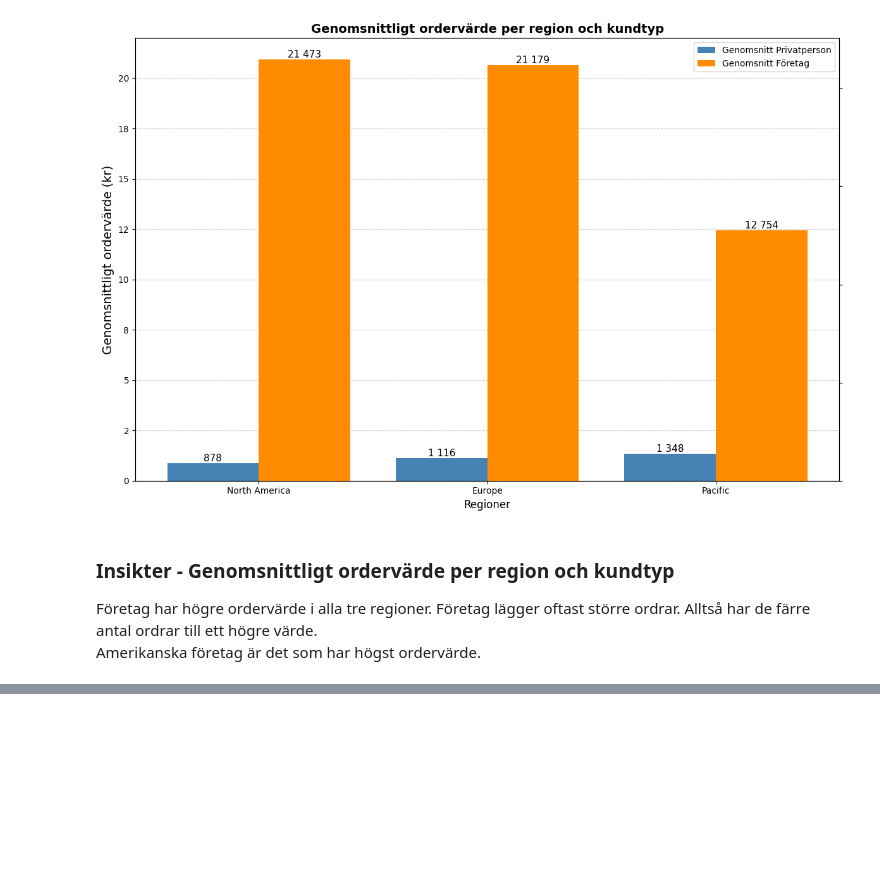
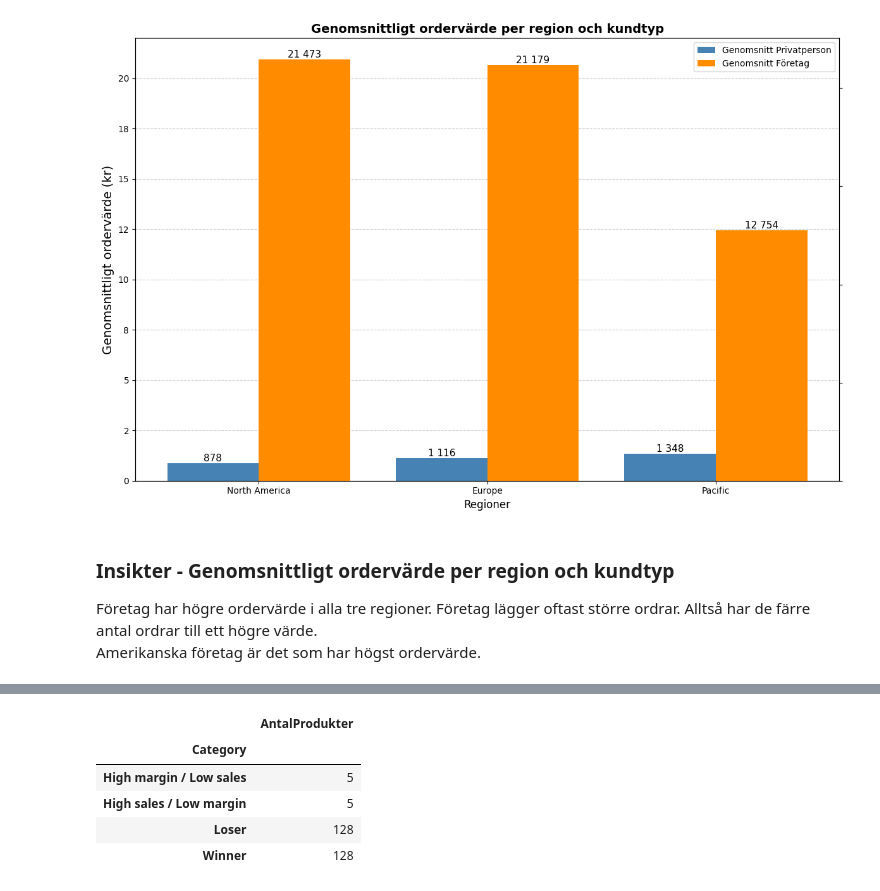
Before and after one commit to Jack-JackAttack/AdventureWorks, a Jupyter notebook: analys.ipynb, the cells around one changed output, grey strips where cells are left out. Drawn from its saved outputs; the diff is of its cells as text; code cells hidden in the pictures; blank space fills up the shorter version.

```diff
--- a/analys.ipynb
+++ b/analys.ipynb
@@ -468,0 +484,50 @@ pivot_products.head(10)
+# %%
+query_matris = '''
+SELECT
+    pp.ProductID,
+    pp.Name,
+    SUM(ssod.LineTotal) AS 'TotalFörsäljning',
+    SUM((pp.ListPrice - pp.StandardCost) * ssod.OrderQty) AS 'TotalMarginal'
+FROM Sales.SalesOrderDetail ssod
+JOIN Production.Product pp ON ssod.ProductID = pp.ProductID
+GROUP BY
+    pp.ProductID,
+    pp.Name
+'''
+
+df_matris = query_df(query_matris)
+
+# Gränserna som mittenvärde
+sales_median = df_matris["TotalFörsäljning"].median()
+margin_median = df_matris["TotalMarginal"].median()
+
+
+def classify(row):
+    if row["TotalFörsäljning"] >= sales_median and row["TotalMarginal"] >= margin_median: #(om TotF >= median(Totf)) och (om Totmarg >= median(Totmarg)) = "Winner"
+        return "Winner"
+    elif row["TotalFörsäljning"] < sales_median and row["TotalMarginal"] >= margin_median:#(om TotF < median(Totf)) och (om Totmarg >= median(Totmarg)) = "HM,LS"
+        return "High margin / Low sales"
+    elif row["TotalFörsäljning"] >= sales_median and row["TotalMarginal"] < margin_median:#(om TotF >= median(Totf)) och (om Totmarg < median(Totmarg)) = "HS, LM"
+        return "High sales / Low margin"
+    else:
+        return "Loser"
+
+df_matris["Category"] = df_matris.apply(classify, axis=1)
+
+
+matris = pd.pivot_table(
+    df_matris,
+    index="Category",
+    values=["ProductID"],
+    aggfunc="count"
+).rename(columns={"ProductID": "AntalProdukter"})
+
+
+display(matris)
+# %% [output]
+|  | AntalProdukter |
+| Category |  |
+| High margin / Low sales | 5 |
+| High sales / Low margin | 5 |
+| Loser | 128 |
+| Winner | 128 |
```
Also changed, not shown: parts of 3 cells of this notebook, 2 other files.
